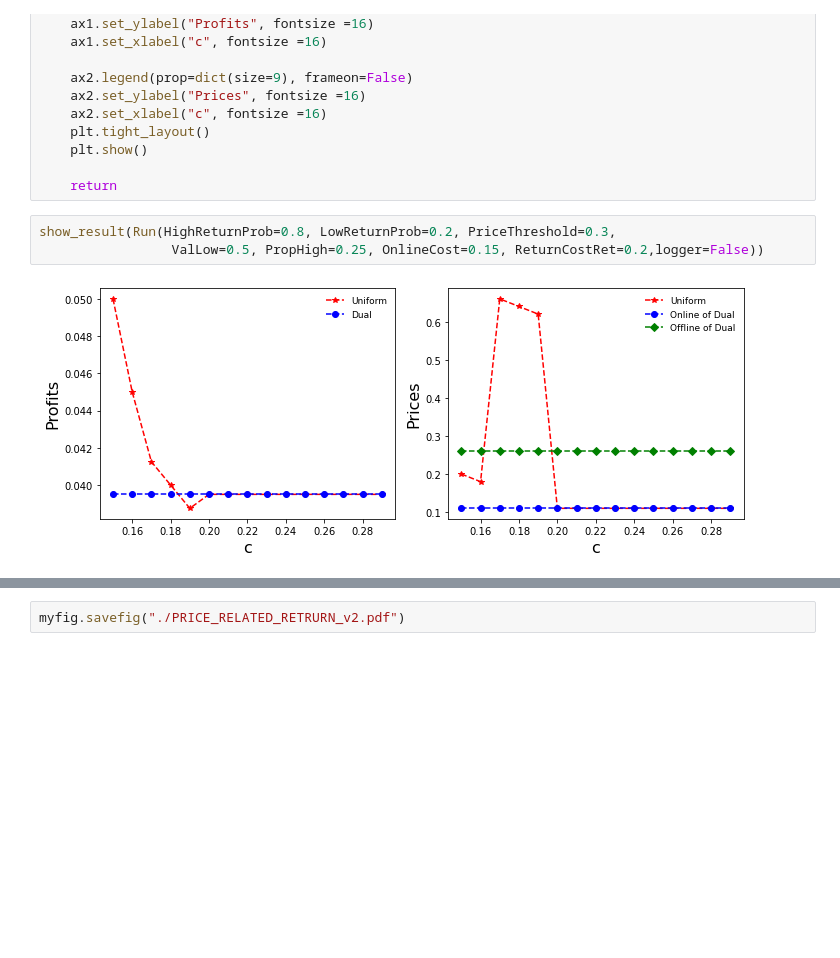
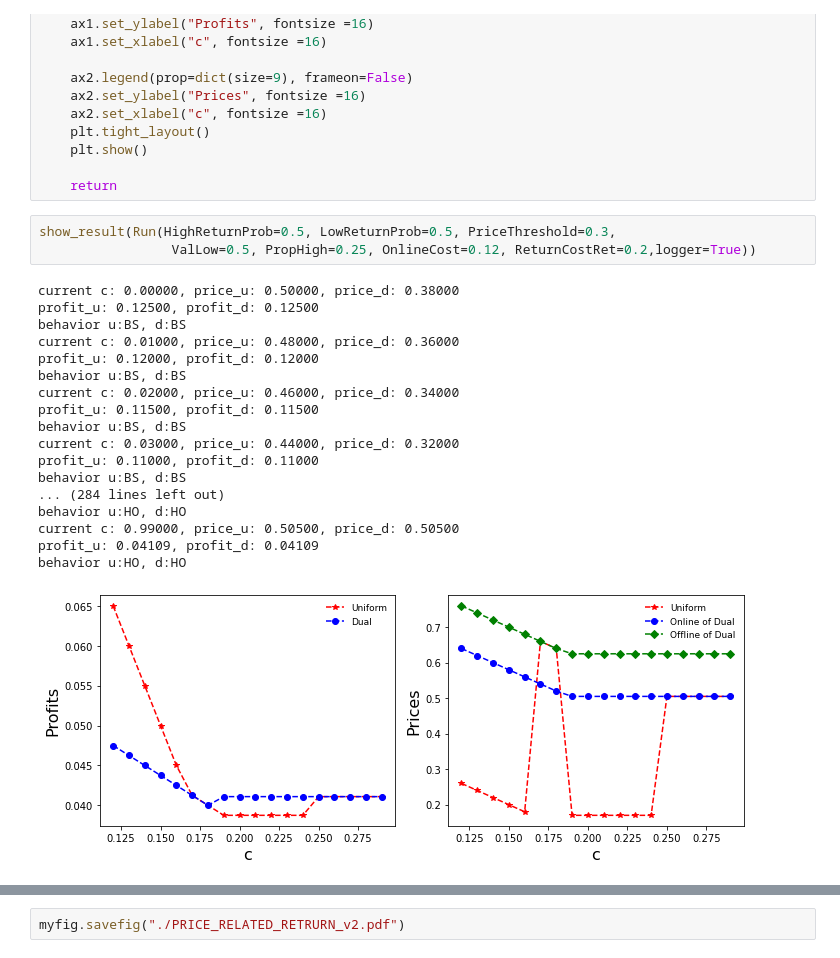
Before and after one commit to clussificate/MultiRooming, a Jupyter notebook: price_related_v2.ipynb, the cells around one changed output, grey strips where cells are left out. Drawn from its saved outputs; the diff is of its cells as text; blank space fills up the shorter version.

```diff
--- a/price_related_v2.ipynb
+++ b/price_related_v2.ipynb
@@ -240,8 +240,25 @@ def show_result(solver):
 
     return
 # %%
-show_result(Run(HighReturnProb=0.8, LowReturnProb=0.2, PriceThreshold=0.3,
-                 ValLow=0.5, PropHigh=0.25, OnlineCost=0.15, ReturnCostRet=0.2,logger=False))
+show_result(Run(HighReturnProb=0.5, LowReturnProb=0.5, PriceThreshold=0.3,
+                 ValLow=0.5, PropHigh=0.25, OnlineCost=0.12, ReturnCostRet=0.2,logger=True))
 # %% [output]
+current c: 0.00000, price_u: 0.50000, price_d: 0.38000
+profit_u: 0.12500, profit_d: 0.12500
+behavior u:BS, d:BS
+current c: 0.01000, price_u: 0.48000, price_d: 0.36000
+profit_u: 0.12000, profit_d: 0.12000
+behavior u:BS, d:BS
+current c: 0.02000, price_u: 0.46000, price_d: 0.34000
+profit_u: 0.11500, profit_d: 0.11500
+behavior u:BS, d:BS
+current c: 0.03000, price_u: 0.44000, price_d: 0.32000
+profit_u: 0.11000, profit_d: 0.11000
+behavior u:BS, d:BS
+... (284 lines left out)
+behavior u:HO, d:HO
+current c: 0.99000, price_u: 0.50500, price_d: 0.50500
+profit_u: 0.04109, profit_d: 0.04109
+behavior u:HO, d:HO
-[figure, old version]
+[figure, new version]
 # %%
```
Also changed, not shown: parts of 6 cells of this notebook, 2 other files.
